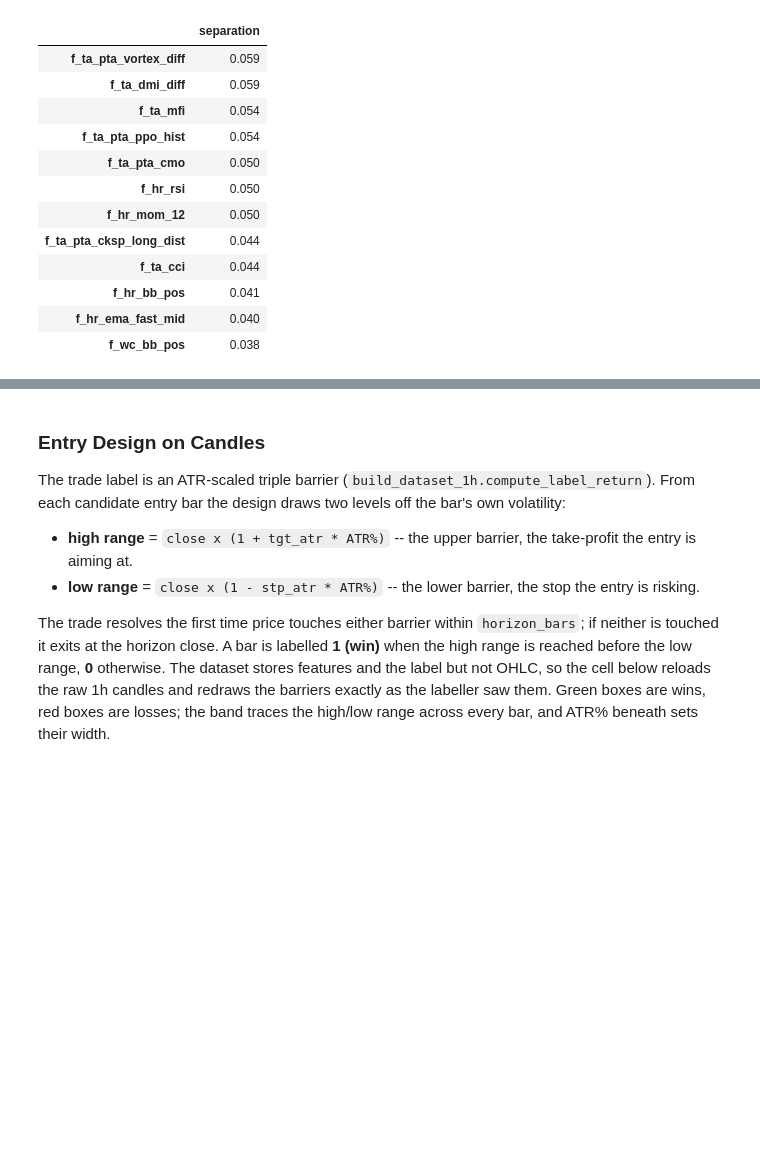
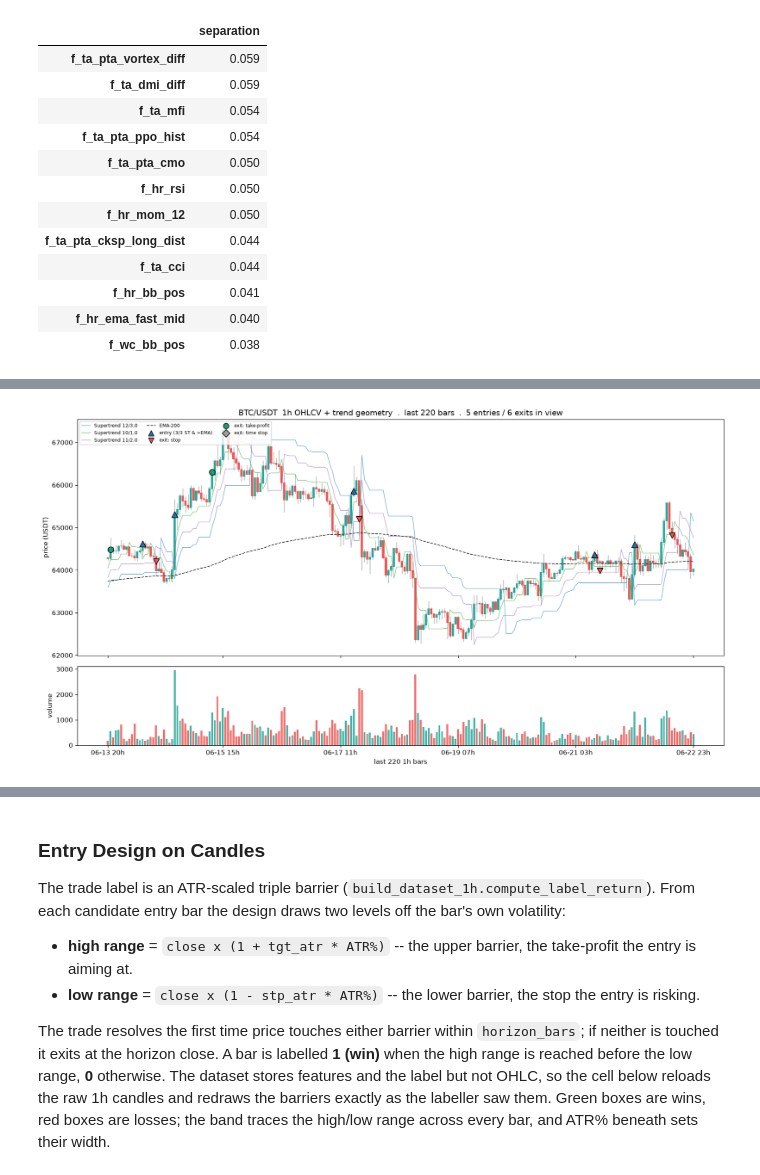
Before and after one commit to seamusrobertmurphy/swing-trader, a Jupyter notebook: 03-trader-execution/03-trader-execution.ipynb, the cells around one changed output, grey strips where cells are left out. Saved outputs shown, nothing was run; the diff lists cells and outputs as text; code cells hidden in the pictures; blank space fills up the shorter version.

```diff
--- a/03-trader-execution/03-trader-execution.ipynb
+++ b/03-trader-execution/03-trader-execution.ipynb
@@ -552,0 +607,89 @@ top 12 features by class separation  |mean(1) - mean(0)| / sd:
+# %%
+# --- OHLCV candles + trend geometry across select coins -------------------------------
+# A clean overview of WHAT the model trades, before the per-barrier zooms below: real OHLCV
+# candlesticks (price + volume) for several coins, each with the trend geometry the entry rule
+# reads -- the three Supertrend trailing bands and the EMA-200 filter -- and the entry/exit
+# points marked on the bars. Entry triangles fire where all three bands agree on an uptrend and
+# price holds above EMA-200; exits are coloured by the barrier that closed the trade. The entry +
+# exit mechanics are the SAME functions the exit-geometry sweep runs (exit_geometry_viz), so the
+# picture and the scoreboard cannot drift. The candle/volume/trend drawing is kept inline so the
+# notebook stands on its own.
+import exit_geometry_viz as egv
+
+GALLERY_COINS  = ["BTC/USDT", "ETH/USDT", "SOL/USDT", "DOGE/USDT"]   # any coins with klines on disk
+GALLERY_FRAME  = 1            # interval hours (1 = 1h, matches the loaded dataset; 4 = 4h)
+GALLERY_WINDOW = 220          # candles to show for legibility; markers are those inside the window
+GALLERY_CFG    = dict(stop_mult=2.0, tp_atr=3.0, trail=2.0, tp_decay=False)   # one exit geometry
+GALLERY_FEE    = 0.001        # 10 bps per side
+
+_BAND_COL = ["#1f77b4", "#2ca02c", "#9467bd"]                         # the three Supertrend bands
+_EXIT_STYLE = {"stop": ("#ef5350", "v", "stop"),                     # marker colour, shape, label
+               "tp":   ("#1b9e77", "o", "take-profit"),
+               "time": ("#9e9e9e", "D", "time stop")}
+
+def ohlcv_trend_panel(symbol, frame=GALLERY_FRAME, window=GALLERY_WINDOW,
+                      cfg=GALLERY_CFG, fee=GALLERY_FEE):
+    """Draw one coin: OHLCV candles + Supertrend bands + EMA-200 + entry/exit markers, volume below."""
+    bd.configure(frame)                                              # 1h or 4h feature/label geometry
+    max_hold = bd.LABEL["horizon_bars"] * 4
+    o = bd.load_coin(bd.DEFAULT_KLINES_ROOT, symbol.replace("/", "")).reset_index(drop=True)
+    if o.empty:
+        print(f"no klines for {symbol} under {bd.DEFAULT_KLINES_ROOT}"); return
+    lines, ema, entries, ups = egv.compute_trend(o)                  # 3 Supertrend bands + EMA-200 + entry mask
+    trades, _ = egv.simulate_with_path(o, entries, cfg, fee, max_hold)   # which barrier each trade hit
+
+    n = len(o); s = max(0, n - window); e = n - 1; x = np.arange(s, e + 1)
+    op, cl = o["open"].to_numpy(), o["close"].to_numpy()
+    hi, lo, vol = o["high"].to_numpy(), o["low"].to_numpy(), o["volume"].to_numpy()
+    up = cl >= op                                                    # green/red per candle
+
+    fig, (axp, axv) = plt.subplots(2, 1, figsize=(15, 8), sharex=True,
+                                   gridspec_kw={"height_ratios": [3, 1]})
+    # OHLC candles: wick = high-low line, body = open-close rectangle
+    axp.vlines(x, lo[s:e + 1], hi[s:e + 1], color="#888", lw=0.6, zorder=1)
+    for k in range(s, e + 1):
+        axp.add_patch(plt.Rectangle((k - 0.3, min(op[k], cl[k])), 0.6, max(abs(cl[k] - op[k]), 1e-9),
+                      color="#26a69a" if up[k] else "#ef5350", zorder=2))
+    # trend geometry: the bands the entry rule reads
+    for li, ln in enumerate(lines):
+        axp.plot(x, np.asarray(ln)[s:e + 1], lw=0.9, alpha=0.6, color=_BAND_COL[li],
+                 label=f"Supertrend {bd.ST_BANDS[li][0]}/{bd.ST_BANDS[li][1]}")
+    axp.plot(x, ema[s:e + 1], color="#333", lw=1.1, ls="--", label=f"EMA-{bd.ST_EMA}")
+    # entry / exit points that fall inside the window
+    ne = nx = 0
+    for t in trades:
+        if s <= t["i"] <= e:
+            axp.scatter([t["i"]], [t["entry"]], marker="^", s=90, color="#1f77b4",
+                        edgecolor="k", zorder=6); ne += 1
+        if s <= t["j"] <= e:
+            col, mk, _ = _EXIT_STYLE[t["reason"]]
+            axp.scatter([t["j"]], [t["exit"]], marker=mk, s=80, color=col,
+                        edgecolor="k", zorder=6); nx += 1
+    axp.scatter([], [], marker="^", s=70, color="#1f77b4", edgecolor="k", label="entry (3/3 ST & >EMA)")
+    for r, (col, mk, lab) in _EXIT_STYLE.items():
+        axp.scatter([], [], marker=mk, s=70, color=col, edgecolor="k", label=f"exit: {lab}")
+    axp.set_title(f"{symbol}  {bd.INTERVAL} OHLCV + trend geometry  .  last {window} bars  .  "
+                  f"{ne} entries / {nx} exits in view")
+    axp.set_ylabel("price (USDT)"); axp.legend(loc="upper left", fontsize=7, ncol=3)
+    # volume, coloured by candle direction
+    axv.bar(x, vol[s:e + 1], width=0.7, alpha=0.85,
+            color=np.where(up[s:e + 1], "#26a69a", "#ef5350"))
+    axv.set_ylabel("volume")
+    ticks = np.linspace(s, e, 6).astype(int)
+    axv.set_xticks(ticks)
+    axv.set_xticklabels([f"{o['datetime'].iloc[k]:%m-%d %Hh}" for k in ticks])
+    axv.set_xlabel(f"last {window} {bd.INTERVAL} bars")
+    fig.tight_layout()
+    (OUTPUTS / "PNG").mkdir(parents=True, exist_ok=True)
+    fig.savefig(OUTPUTS / "PNG" / f"3-ohlcv-trend-{symbol.replace('/', '')}.png", dpi=150)
+    show_fig(fig)
+    print(f"{symbol}: {len(trades)} trades total  .  {ne} entries / {nx} exits in the {window}-bar window")
+
+_prev_frame = bd.INTERVAL_HOURS                                      # restore the notebook's frame after
+try:
+    for _sym in GALLERY_COINS:
+        ohlcv_trend_panel(_sym)
+finally:
+    bd.configure(_prev_frame)                                        # leave bd as the rest of the nb expects
+# %% [output]
+[figure, added]
```
Also changed, not shown: parts of 10 cells of this notebook, 14 other files.
